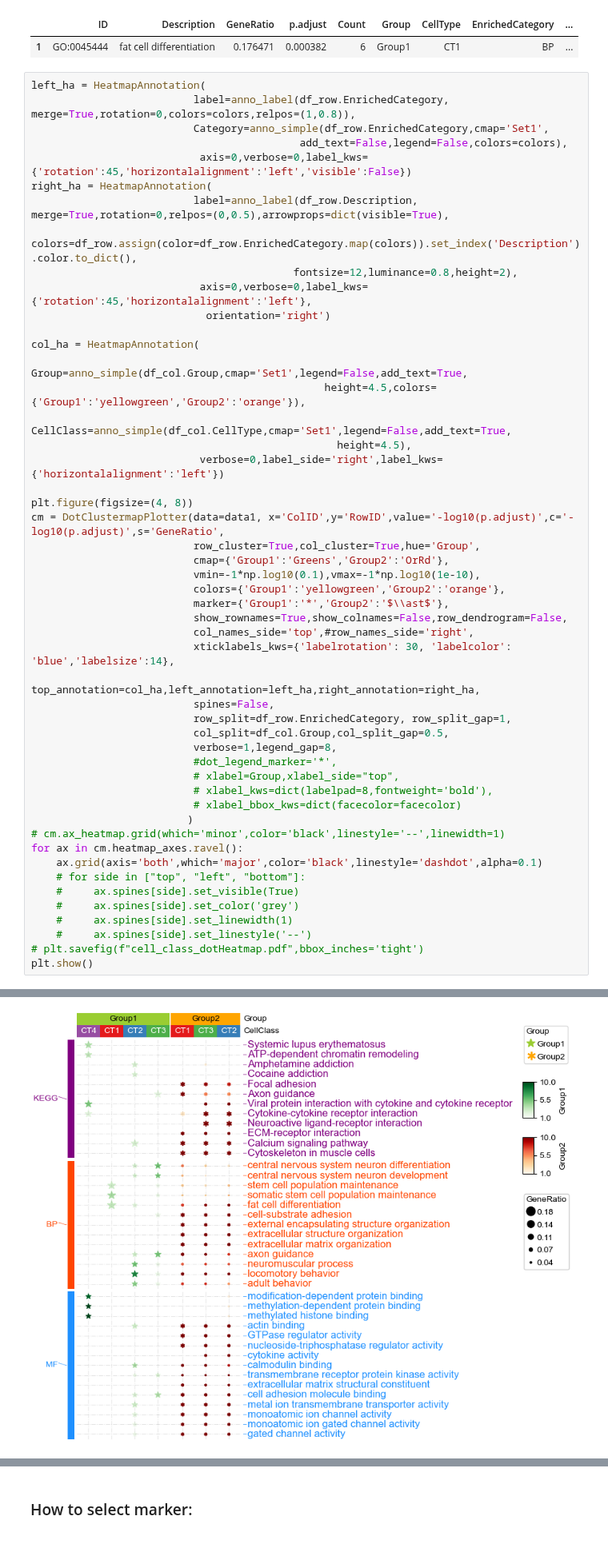
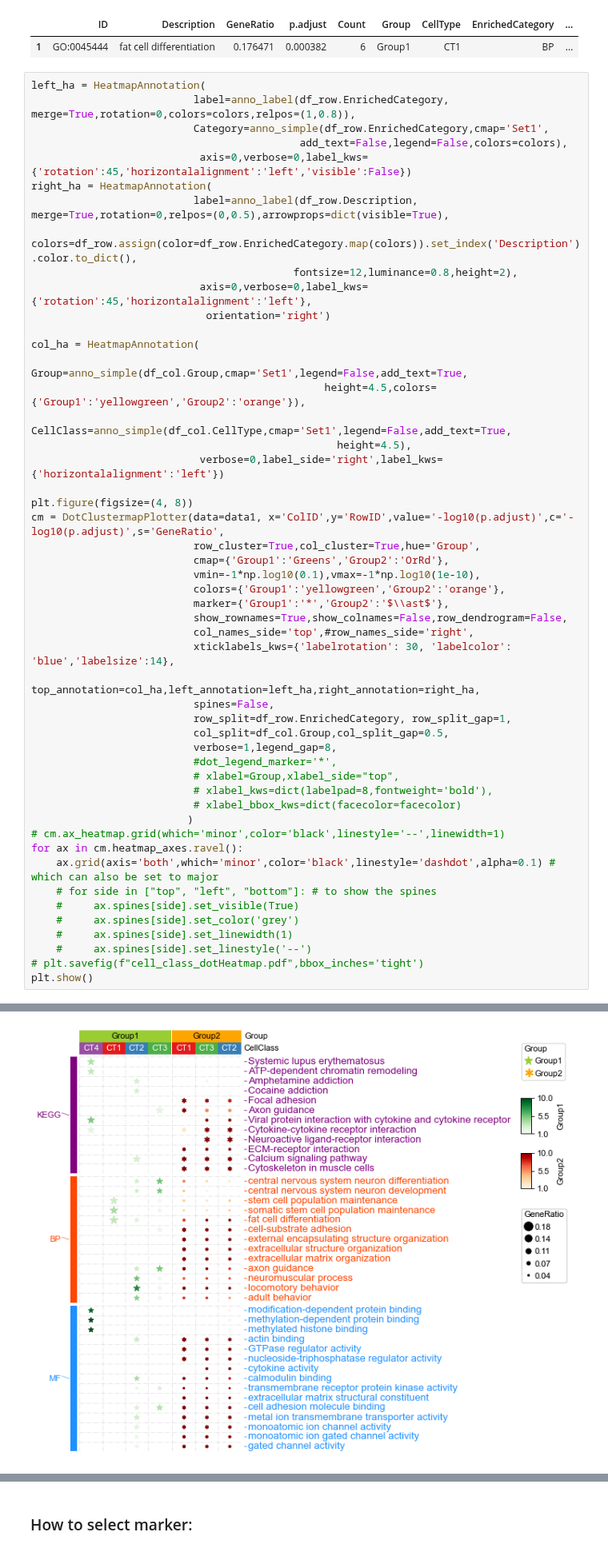
Before and after one commit to DingWB/PyComplexHeatmap, a Jupyter notebook: notebooks/gene_enrichment_analysis.ipynb, the cells around one changed output, grey strips where cells are left out. Shown at 80% size. Cells and saved outputs as stored; diff of their text form.

```diff
--- a/notebooks/gene_enrichment_analysis.ipynb
+++ b/notebooks/gene_enrichment_analysis.ipynb
@@ -135,36 +135,36 @@ cm = DotClustermapPlotter(data=data1, x='ColID',y='RowID',value='-log10(p.adjust
                           xticklabels_kws={'labelrotation': 30, 'labelcolor': 'blue','labelsize':14},
                           top_annotation=col_ha,left_annotation=left_ha,right_annotation=right_ha,
                           spines=False,
                           row_split=df_row.EnrichedCategory, row_split_gap=1,
                           col_split=df_col.Group,col_split_gap=0.5,
                           verbose=1,legend_gap=8,
                           #dot_legend_marker='*',
                           # xlabel=Group,xlabel_side="top",
                           # xlabel_kws=dict(labelpad=8,fontweight='bold'),
                           # xlabel_bbox_kws=dict(facecolor=facecolor)
                          )
 # cm.ax_heatmap.grid(which='minor',color='black',linestyle='--',linewidth=1)
 for ax in cm.heatmap_axes.ravel():
-    ax.grid(axis='both',which='major',color='black',linestyle='dashdot',alpha=0.1)
-    # for side in ["top", "left", "bottom"]:
+    ax.grid(axis='both',which='minor',color='black',linestyle='dashdot',alpha=0.1) # which can also be set to major
+    # for side in ["top", "left", "bottom"]: # to show the spines
     #     ax.spines[side].set_visible(True)
     #     ax.spines[side].set_color('grey')
     #     ax.spines[side].set_linewidth(1)
     #     ax.spines[side].set_linestyle('--')
 # plt.savefig(f"cell_class_dotHeatmap.pdf",bbox_inches='tight')
 plt.show()
 # %% [output]
 Starting plotting..
 Starting calculating row orders..
 Reordering rows..
 Starting calculating col orders..
 Reordering cols..
 Plotting matrix..
 Inferred max_s (max size of scatter point) is: 106.46754159267321
 Collecting legends..
 Plotting legends..
 Estimated legend width: 23.6375 mm
-[figure, old version]
+[figure, new version]
 # %% [markdown]
 <h4><span style="color:red">In this example, we used two different kinds of markers and cmap to indicate Group1 and Group2, rows are split by category of enriched terms, sizes of dot/marker indicates gene ratio (The ratio of genes annotated by the GO term in your list to the total number of genes in your list).</span></h4>
 # %% [markdown]
```
Also changed, not shown: 16 other files.
